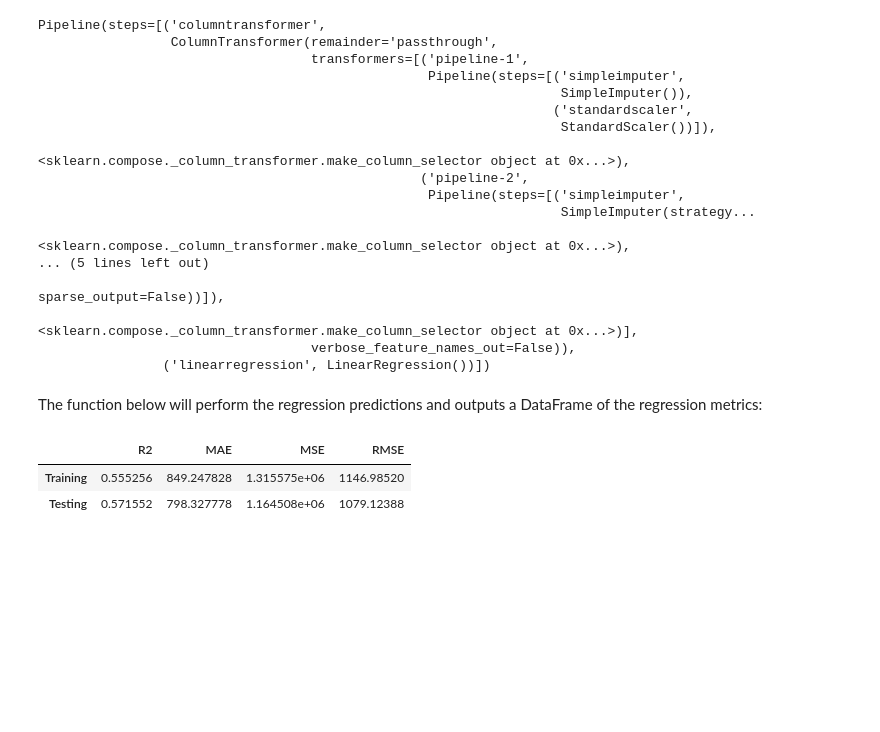
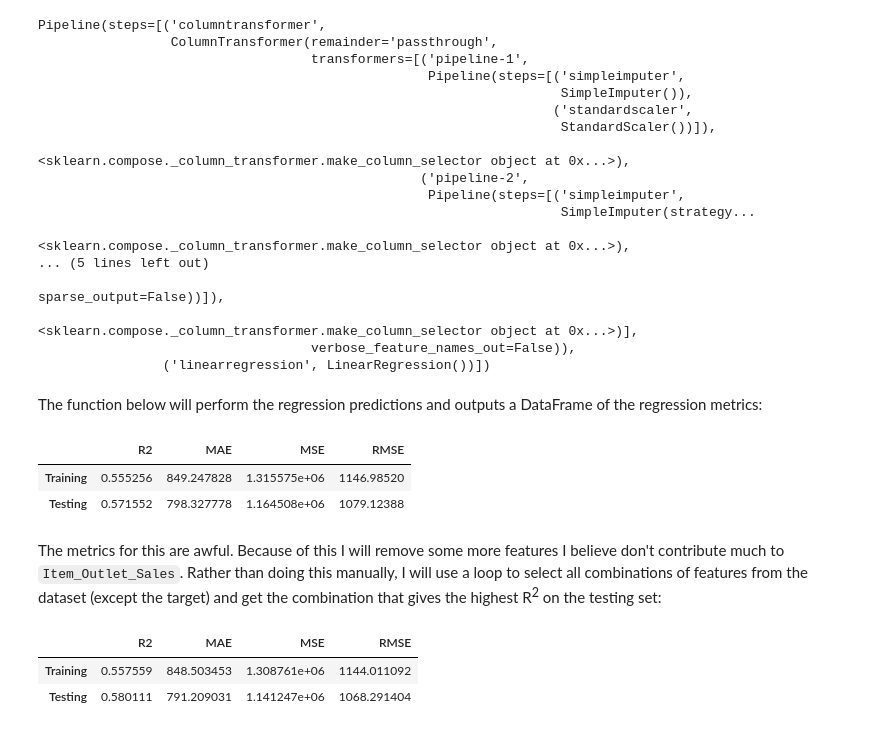
Before and after one commit to john-a-dixon/forecasting-food-sales, a Jupyter notebook: forecasting-food-sales.ipynb, the cells around one changed output. Cells and saved outputs as stored; diff of their text form; code cells hidden in the pictures; blank space fills up the shorter version.

Commit message:
Got all possible feature combinations.

```diff
--- a/forecasting-food-sales.ipynb
+++ b/forecasting-food-sales.ipynb
@@ -1155,3 +1155,5 @@ metrics(lr_pipeline, training_set, testing_set)
 |  | R2 | MAE | MSE | RMSE |
 | Training | 0.555256 | 849.247828 | 1.315575e+06 | 1146.98520 |
 | Testing | 0.571552 | 798.327778 | 1.164508e+06 | 1079.12388 |
+# %% [markdown]
+The metrics for this are awful. Because of this I will remove some more features I believe don't contribute much to `Item_Outlet_Sales`. Rather than doing this manually, I will use a loop to select all combinations of features from the dataset (except the target) and get the combination that gives the highest R<sup>2</sup> on the testing set:
@@ -1157,0 +1176,18 @@ metrics(lr_pipeline, training_set, testing_set)
+# %%
+# Perform a new train test split
+X_train, X_test, y_train, y_test = train_test_split(X_new, y, test_size=0.20, random_state=42)
+# Create a training and testing dictionary for the above function
+training_set = {"X": X_train, "y": y_train}
+testing_set = {"X": X_test, "y": y_test}
+# Create the column transformer to be done after the ordinal_encoding
+preprocessor = make_column_transformer(numeric_tuple, ordinal_tuple, nominal_tuple, remainder="passthrough", verbose_feature_names_out=False)
+# Fit the preprocessor with that training data
+preprocessor.fit(X_train)
+# Instantiate a linear regression pipeline and fit it to the training data
+lr_pipeline = make_pipeline(preprocessor, lr)
+lr_pipeline.fit(X_train, y_train)
+metrics(lr_pipeline, training_set, testing_set)
+# %% [output]
+|  | R2 | MAE | MSE | RMSE |
+| Training | 0.557559 | 848.503453 | 1.308761e+06 | 1144.011092 |
+| Testing | 0.580111 | 791.209031 | 1.141247e+06 | 1068.291404 |
```
Also changed, not shown: parts of 1 cell of this notebook.
